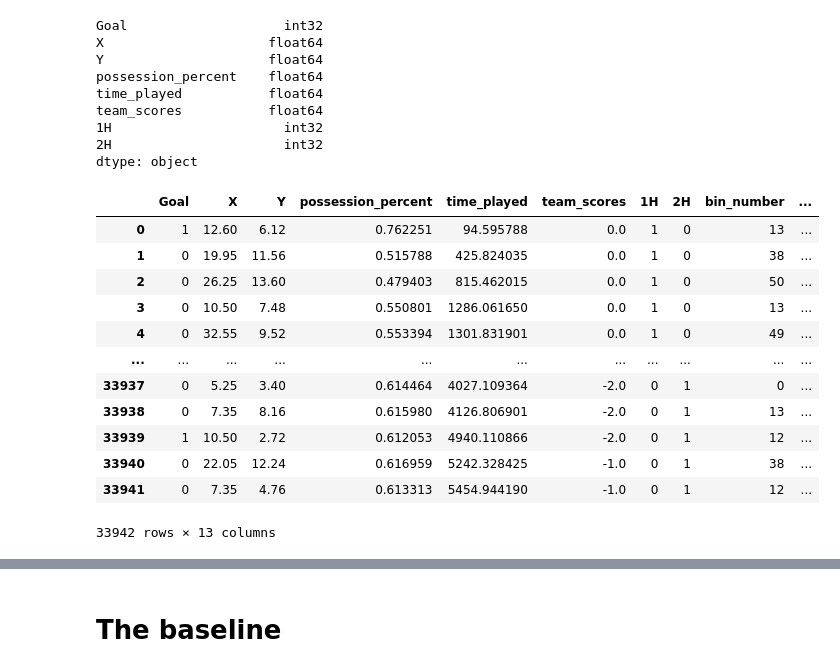
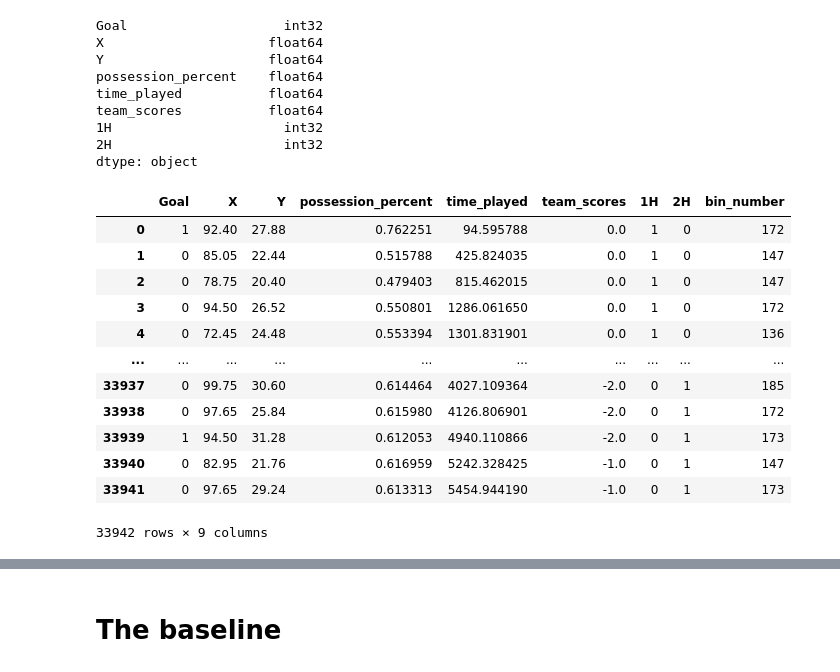
Before and after one commit to Anhali/xG_model-_python, a Jupyter notebook: xG_model.ipynb, the cells around one changed output, grey strips where cells are left out. Cells and saved outputs as stored; diff of their text form; code cells hidden in the pictures.

```diff
--- a/xG_model.ipynb
+++ b/xG_model.ipynb
@@ -177,8 +174,8 @@ for i, shot in shots_df.iterrows():
     #Only include non-headers
      if not(header):
     # Process all shots, including headers
-        shots_model.at[i, 'X'] = (100-shot['positions'][0]['x'])*105/100  # coordonates are in percentages we have to transform them to metres
-        shots_model.at[i, 'Y'] = abs(shot['positions'][0]['y']-50)*68/100
+        shots_model.at[i, 'X'] = shot['positions'][0]['x']*105/100  # coordonates are in percentages we have to transform them to metres
+        shots_model.at[i, 'Y'] = shot['positions'][0]['y']*68/100
 
 
     # Was it a goal
@@ -257,19 +254,19 @@ team_scores           float64
 2H                      int32
 dtype: object
 # %%
-shots_model = generate_bins_properties(shots_model, 'X', 'Y')
+shots_model['bin_number'] = calculate_bin_number(shots_model, 'X', 'Y')
 shots_model
 # %% [output]
-|  | Goal | X | Y | possession_percent | time_played | team_scores | 1H | 2H | bin_number | ... |
-| 0 | 1 | 12.60 | 6.12 | 0.762251 | 94.595788 | 0.0 | 1 | 0 | 13 | ... |
-| 1 | 0 | 19.95 | 11.56 | 0.515788 | 425.824035 | 0.0 | 1 | 0 | 38 | ... |
-| 2 | 0 | 26.25 | 13.60 | 0.479403 | 815.462015 | 0.0 | 1 | 0 | 50 | ... |
-| 3 | 0 | 10.50 | 7.48 | 0.550801 | 1286.061650 | 0.0 | 1 | 0 | 13 | ... |
-| 4 | 0 | 32.55 | 9.52 | 0.553394 | 1301.831901 | 0.0 | 1 | 0 | 49 | ... |
-| ... | ... | ... | ... | ... | ... | ... | ... | ... | ... | ... |
-| 33937 | 0 | 5.25 | 3.40 | 0.614464 | 4027.109364 | -2.0 | 0 | 1 | 0 | ... |
-| 33938 | 0 | 7.35 | 8.16 | 0.615980 | 4126.806901 | -2.0 | 0 | 1 | 13 | ... |
-| 33939 | 1 | 10.50 | 2.72 | 0.612053 | 4940.110866 | -2.0 | 0 | 1 | 12 | ... |
-| 33940 | 0 | 22.05 | 12.24 | 0.616959 | 5242.328425 | -1.0 | 0 | 1 | 38 | ... |
-| 33941 | 0 | 7.35 | 4.76 | 0.613313 | 5454.944190 | -1.0 | 0 | 1 | 12 | ... |
+|  | Goal | X | Y | possession_percent | time_played | team_scores | 1H | 2H | bin_number |
+| 0 | 1 | 92.40 | 27.88 | 0.762251 | 94.595788 | 0.0 | 1 | 0 | 172 |
+| 1 | 0 | 85.05 | 22.44 | 0.515788 | 425.824035 | 0.0 | 1 | 0 | 147 |
+| 2 | 0 | 78.75 | 20.40 | 0.479403 | 815.462015 | 0.0 | 1 | 0 | 147 |
+| 3 | 0 | 94.50 | 26.52 | 0.550801 | 1286.061650 | 0.0 | 1 | 0 | 172 |
+| 4 | 0 | 72.45 | 24.48 | 0.553394 | 1301.831901 | 0.0 | 1 | 0 | 136 |
+| ... | ... | ... | ... | ... | ... | ... | ... | ... | ... |
+| 33937 | 0 | 99.75 | 30.60 | 0.614464 | 4027.109364 | -2.0 | 0 | 1 | 185 |
+| 33938 | 0 | 97.65 | 25.84 | 0.615980 | 4126.806901 | -2.0 | 0 | 1 | 172 |
+| 33939 | 1 | 94.50 | 31.28 | 0.612053 | 4940.110866 | -2.0 | 0 | 1 | 173 |
+| 33940 | 0 | 82.95 | 21.76 | 0.616959 | 5242.328425 | -1.0 | 0 | 1 | 147 |
+| 33941 | 0 | 97.65 | 29.24 | 0.613313 | 5454.944190 | -1.0 | 0 | 1 | 173 |
-33942 rows × 13 columns
+33942 rows × 9 columns
```
Also changed, not shown: parts of 22 cells of this notebook, 1 other file.
